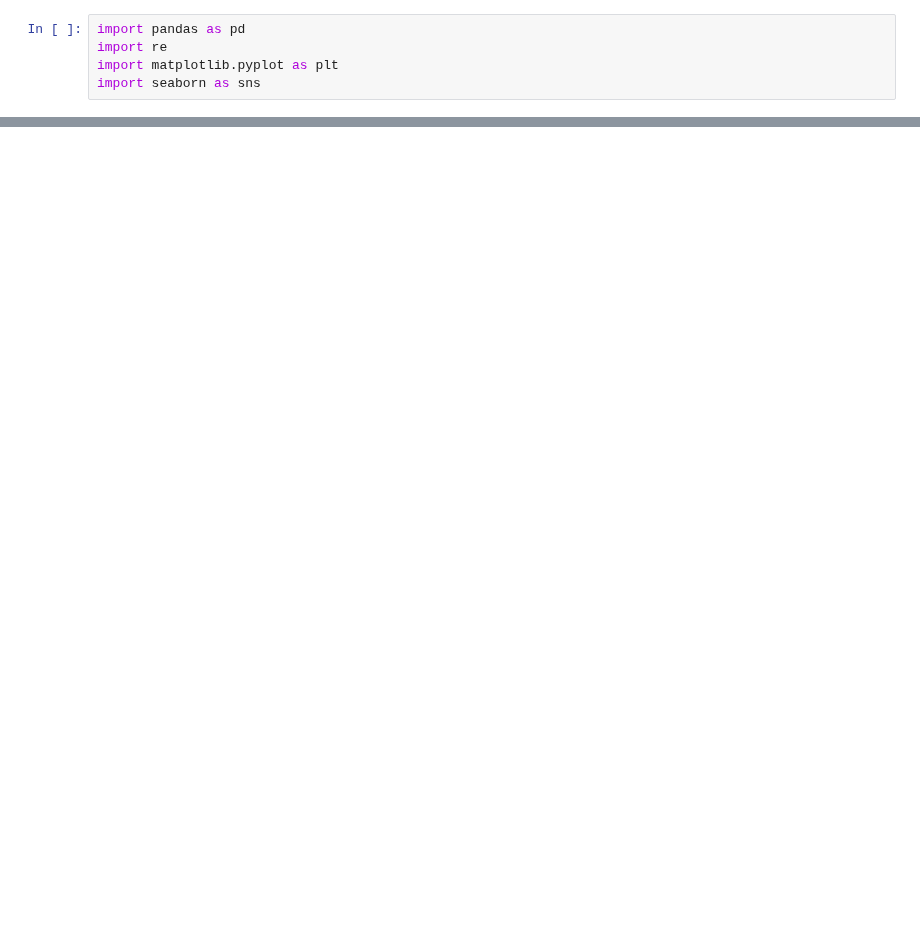
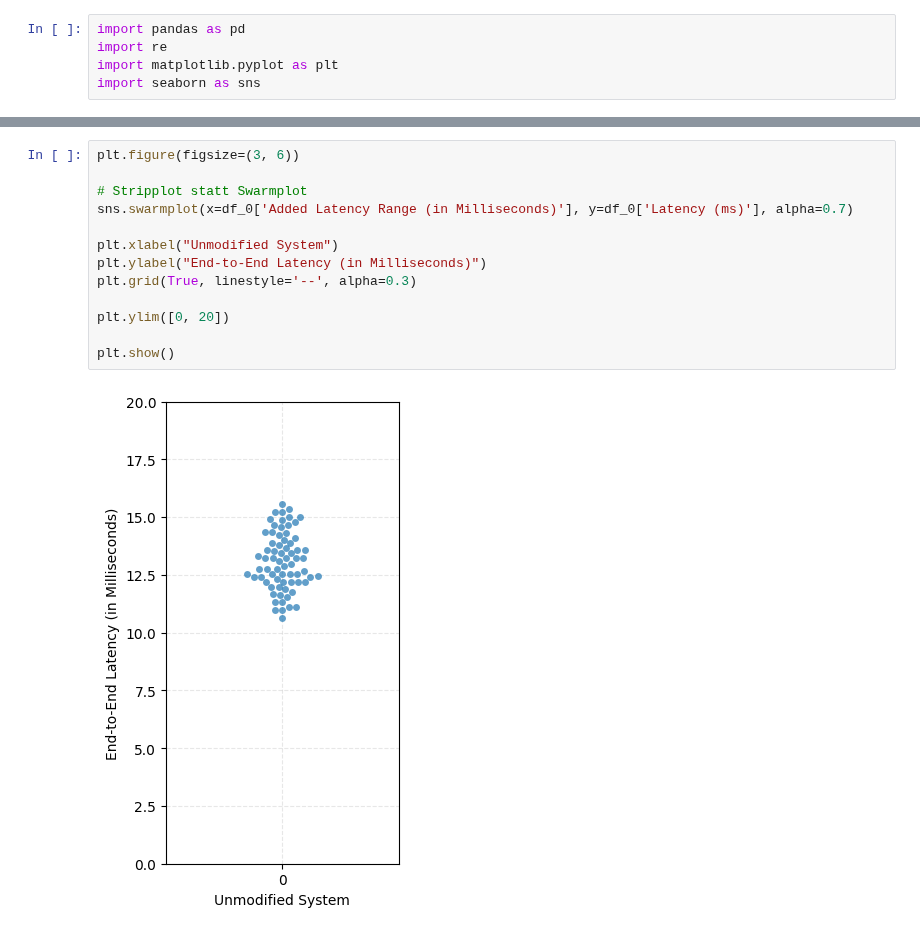
Before and after one commit to Michael1Mueller/continuousSimonTask, a Jupyter notebook: latency_system.ipynb, the cells around one changed output, grey strips where cells are left out. Saved outputs shown, nothing was run; the diff lists cells and outputs as text; blank space fills up the shorter version.

```diff
--- a/latency_system.ipynb
+++ b/latency_system.ipynb
@@ -55,0 +61,15 @@ df_80["Latency (ms)"].mean()
+# %%
+plt.figure(figsize=(3, 6))
+
+# Stripplot statt Swarmplot
+sns.swarmplot(x=df_0['Added Latency Range (in Milliseconds)'], y=df_0['Latency (ms)'], alpha=0.7)
+
+plt.xlabel("Unmodified System")
+plt.ylabel("End-to-End Latency (in Milliseconds)")
+plt.grid(True, linestyle='--', alpha=0.3)
+
+plt.ylim([0, 20])
+
+plt.show()
+# %% [output]
+[figure, added]
```
Also changed, not shown: parts of 6 cells of this notebook, 3 other files.
